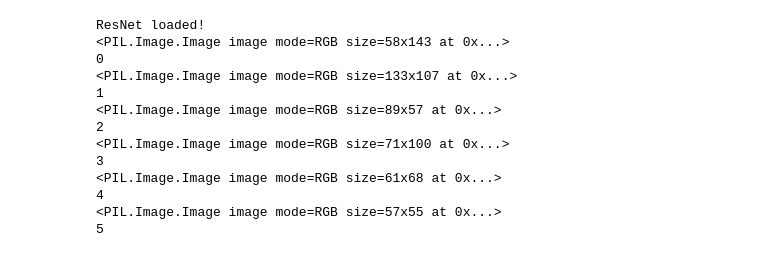
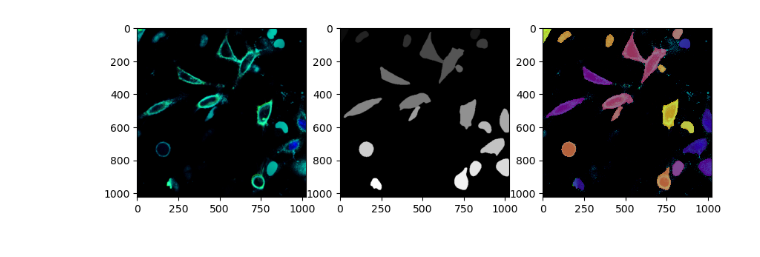
Before and after one commit to nicklutuxun/Unsupervised-Segmentation-and-Labeling-based-on-Multiple-Cell-Images, a Jupyter notebook: demo.ipynb, the cells around one changed output. Saved outputs shown, nothing was run; the diff lists cells and outputs as text; code cells hidden in the pictures.

Commit message:
Overlay

```diff
--- a/demo.ipynb
+++ b/demo.ipynb
@@ -9,30 +14,7 @@ import os
-# %%
-# img = Image.open("1.png")
-
-# transform = transforms.Compose([
-#     transforms.PILToTensor()
-# ])
-
-# img_tensor = transform(img)
-# img_tensor = torch.permute(img_tensor, (1,2,0))
-# img_tensor = img_tensor[None, :, :, :]
-
-# print(img_tensor.shape)
-
-feature_list = extract_feature("./test_img/")
-
-# kmeans = KMeans(feature_list=feature_list)
-# %% [output]
-ResNet loaded!
-<PIL.Image.Image image mode=RGB size=58x143 at 0x...>
-0
-<PIL.Image.Image image mode=RGB size=133x107 at 0x...>
-1
-<PIL.Image.Image image mode=RGB size=89x57 at 0x...>
-2
-<PIL.Image.Image image mode=RGB size=71x100 at 0x...>
-3
-<PIL.Image.Image image mode=RGB size=61x68 at 0x...>
-4
-<PIL.Image.Image image mode=RGB size=57x55 at 0x...>
-5
+# %%
+img = np.asarray(Image.open(f"./data/5_rgb.tif").convert('RGB'))
+seg = np.asarray(Image.open(f"./data/5_seg.png").convert('L'))
+model = pickle.load(open("model.pkl", "rb"))
+overlay(img, seg, model)
+# %% [output]
+[figure, added]
```
Also changed, not shown: parts of 8 cells of this notebook, 6 other files.
